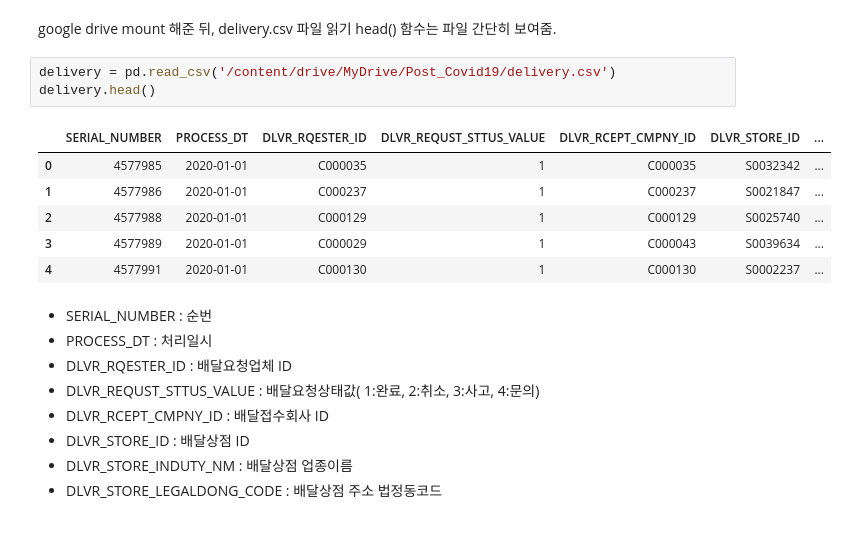
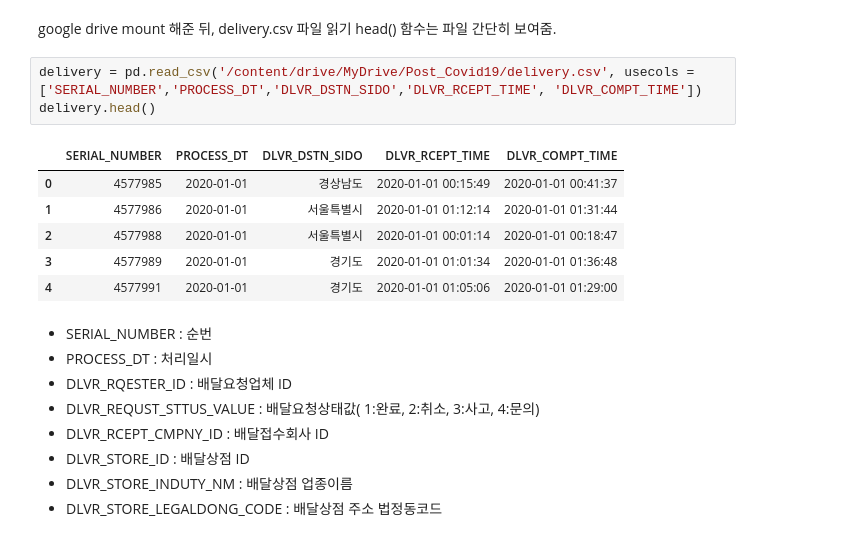
Before and after one commit to Pyeonseohee/Deeplearning, a Jupyter notebook: DataScience_Post_Covid19_2.ipynb, the cells around one changed output. Drawn from its saved outputs; the diff is of its cells as text.

```diff
--- a/DataScience_Post_Covid19_2.ipynb
+++ b/DataScience_Post_Covid19_2.ipynb
@@ -14,15 +14,15 @@ import matplotlib.pyplot as plt
 # %% [markdown]
 google drive mount 해준 뒤, delivery.csv 파일 읽기 head() 함수는 파일 간단히 보여줌.
 # %%
-delivery = pd.read_csv('/content/drive/MyDrive/Post_Covid19/delivery.csv')
+delivery = pd.read_csv('/content/drive/MyDrive/Post_Covid19/delivery.csv', usecols = ['SERIAL_NUMBER','PROCESS_DT','DLVR_DSTN_SIDO','DLVR_RCEPT_TIME', 'DLVR_COMPT_TIME'])
 delivery.head()
 # %% [output]
-|  | SERIAL_NUMBER | PROCESS_DT | DLVR_RQESTER_ID | DLVR_REQUST_STTUS_VALUE | DLVR_RCEPT_CMPNY_ID | DLVR_STORE_ID | ... |
-| 0 | 4577985 | 2020-01-01 | C000035 | 1 | C000035 | S0032342 | ... |
-| 1 | 4577986 | 2020-01-01 | C000237 | 1 | C000237 | S0021847 | ... |
-| 2 | 4577988 | 2020-01-01 | C000129 | 1 | C000129 | S0025740 | ... |
-| 3 | 4577989 | 2020-01-01 | C000029 | 1 | C000043 | S0039634 | ... |
-| 4 | 4577991 | 2020-01-01 | C000130 | 1 | C000130 | S0002237 | ... |
+|  | SERIAL_NUMBER | PROCESS_DT | DLVR_DSTN_SIDO | DLVR_RCEPT_TIME | DLVR_COMPT_TIME |
+| 0 | 4577985 | 2020-01-01 | 경상남도 | 2020-01-01 00:15:49 | 2020-01-01 00:41:37 |
+| 1 | 4577986 | 2020-01-01 | 서울특별시 | 2020-01-01 01:12:14 | 2020-01-01 01:31:44 |
+| 2 | 4577988 | 2020-01-01 | 서울특별시 | 2020-01-01 00:01:14 | 2020-01-01 00:18:47 |
+| 3 | 4577989 | 2020-01-01 | 경기도 | 2020-01-01 01:01:34 | 2020-01-01 01:36:48 |
+| 4 | 4577991 | 2020-01-01 | 경기도 | 2020-01-01 01:05:06 | 2020-01-01 01:29:00 |
 # %% [markdown]
 * SERIAL_NUMBER : 순번
 * PROCESS_DT : 처리일시
```
Also changed, not shown: parts of 68 cells of this notebook.
